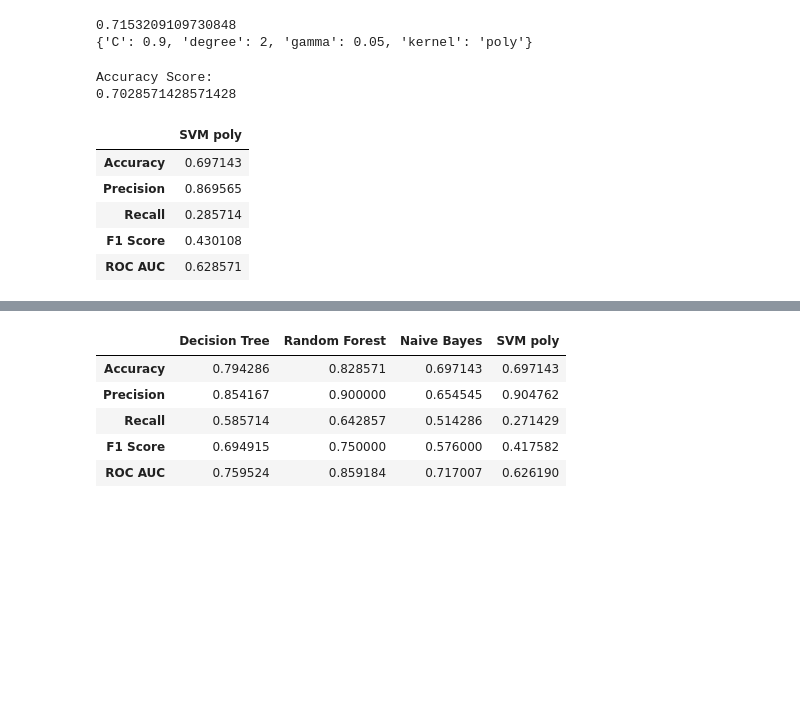
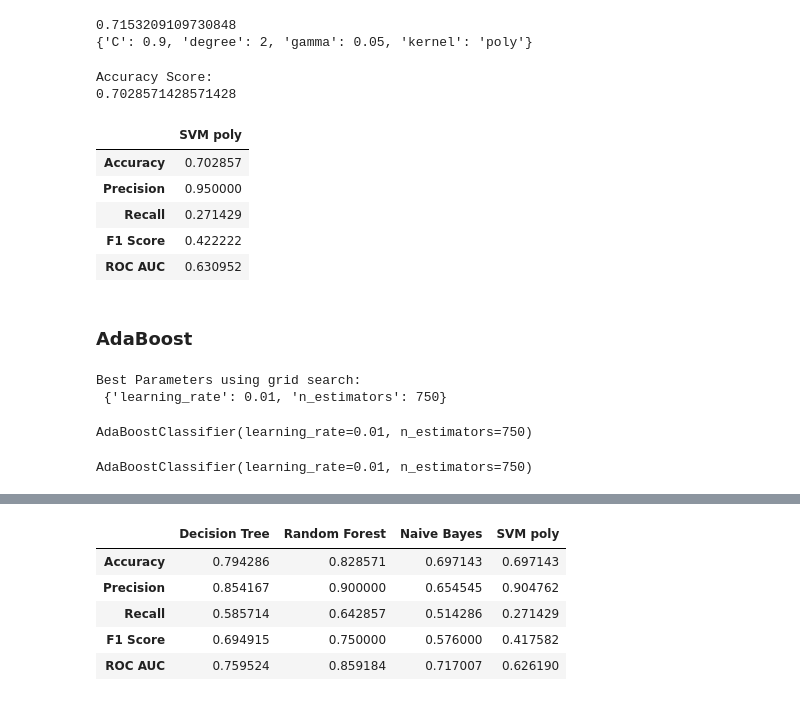
Before and after one commit to melwinmpk/python_datascience, a Jupyter notebook: TitanicDataSet_training/Main Note book/Modeling.ipynb, the cells around one changed output, grey strips where cells are left out. Cells and saved outputs as stored; diff of their text form; code cells hidden in the pictures; blank space fills up the shorter version.

```diff
--- a/TitanicDataSet_training/Main Note book/Modeling.ipynb
+++ b/TitanicDataSet_training/Main Note book/Modeling.ipynb
@@ -235,24 +236,26 @@ print(model_svm.best_params_)
 # %%
 model_svc = SVC(kernel='poly',gamma=0.05, degree=3, C=0.9 )
 model_svc.fit(x_train,y_train)
 y_pred=model_svc.predict(x_test)
 print('Accuracy Score:')
 print(metrics.accuracy_score(y_test,y_pred))
-y_pred = model_svm.predict(x_test)
+y_pred = model_svc.predict(x_test)
 y_score = metrics.accuracy_score(y_test, y_pred)
 #########################################################
 # y_pred = model_svm.predict_proba(x_test)
 fpr_dt, tpr_dt, _ = roc_curve(y_test, y_pred)
 roc_auc_svm = auc(fpr_dt, tpr_dt)
 #########################################################
-metrix_svm = model_compare("SVM poly", model_svm, y_test, y_pred, y_score, roc_auc_svm )
+metrix_svm = model_compare("SVM poly", model_svc, y_test, y_pred, y_score, roc_auc_svm )
 metrix_svm
 # %% [output]
 Accuracy Score:
 0.7028571428571428
 |  | SVM poly |
-| Accuracy | 0.697143 |
-| Precision | 0.869565 |
-| Recall | 0.285714 |
-| F1 Score | 0.430108 |
-| ROC AUC | 0.628571 |
+| Accuracy | 0.702857 |
+| Precision | 0.950000 |
+| Recall | 0.271429 |
+| F1 Score | 0.422222 |
+| ROC AUC | 0.630952 |
+# %% [markdown]
+### AdaBoost
@@ -258,0 +267,22 @@ Accuracy Score:
+# %%
+
+grid = dict()
+grid['n_estimators'] = [10, 50, 100, 500, 750, 1200]
+grid['learning_rate'] = [0.0001, 0.001, 0.01, 0.1, 1.0]
+cv = RepeatedStratifiedKFold(n_splits=10, n_repeats=3, random_state=1)
+grid_search = GridSearchCV(estimator=model_ada, param_grid=grid, n_jobs=1, cv=cv, scoring='accuracy')
+grid_result = grid_search.fit(x_train, y_train)
+print('Best Parameters using grid search: \n', grid_result.best_params_)
+# %% [output]
+Best Parameters using grid search:
+ {'learning_rate': 0.01, 'n_estimators': 750}
+# %%
+model_ada.set_params(learning_rate    = 0.01,
+                     n_estimators = 750
+                    )
+# %% [output]
+AdaBoostClassifier(learning_rate=0.01, n_estimators=750)
+# %%
+model_ada.fit(x_train, y_train)
+# %% [output]
+AdaBoostClassifier(learning_rate=0.01, n_estimators=750)
```
Also changed, not shown: parts of 21 cells of this notebook.
